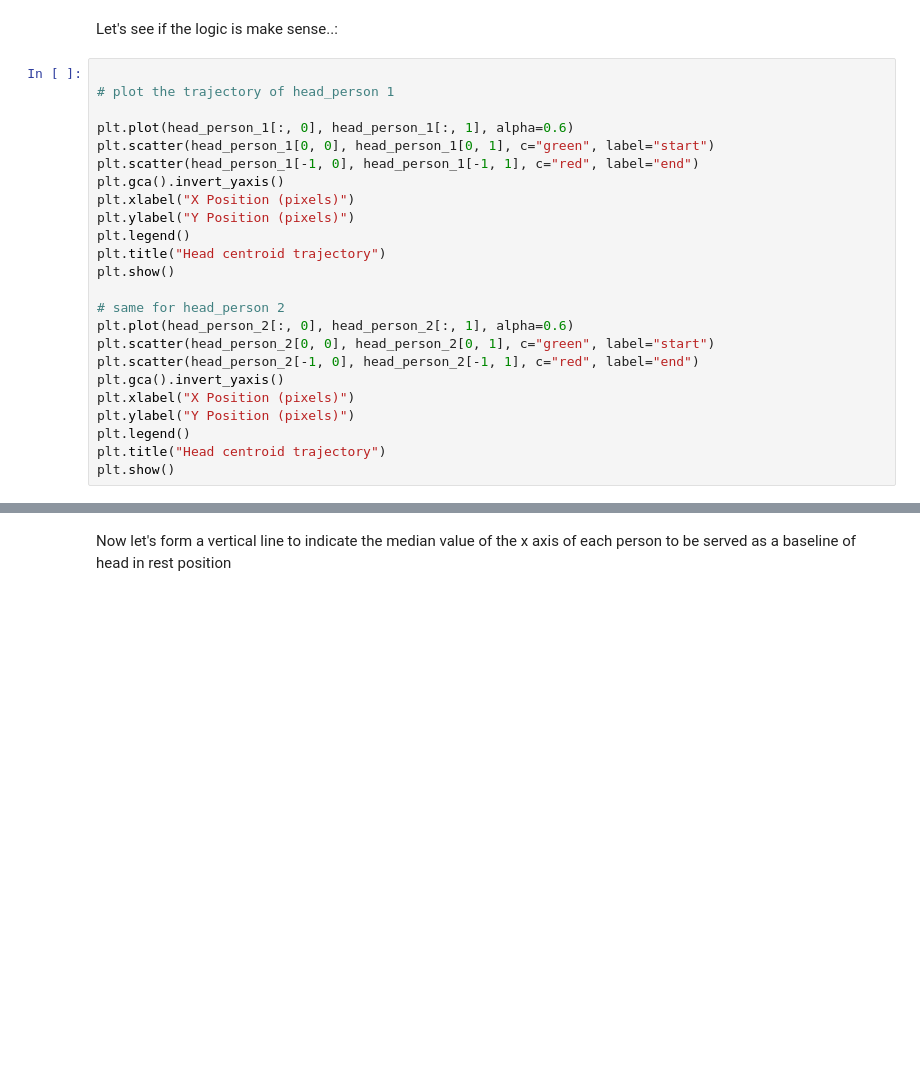
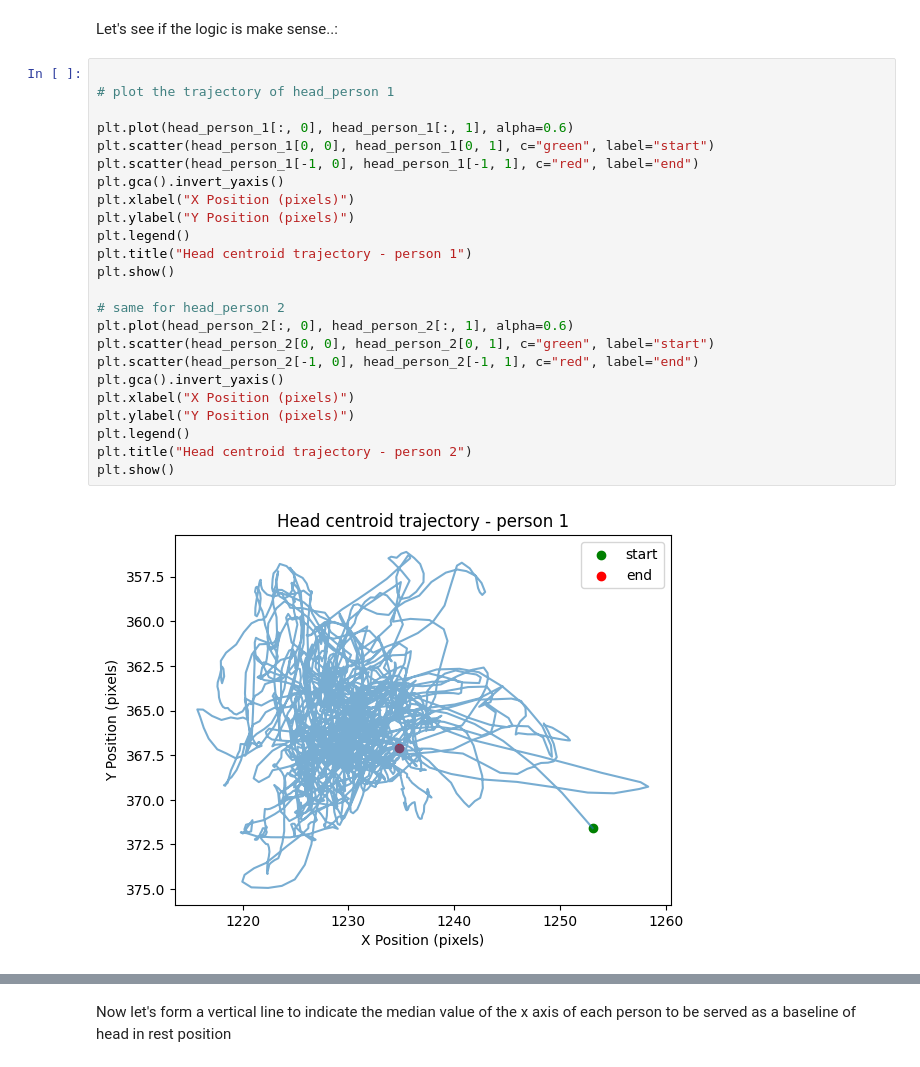
Before and after one commit to giladsar/Social_Synchrony, a Jupyter notebook: Social_Synchrony.ipynb, the cells around one changed output, grey strips where cells are left out. Cells and saved outputs as stored; diff of their text form; blank space fills up the shorter version.

```diff
--- a/Social_Synchrony.ipynb
+++ b/Social_Synchrony.ipynb
@@ -1086,24 +1086,26 @@ Let's see if the logic is make sense..:
 # %%
 
 # plot the trajectory of head_person 1
 
 plt.plot(head_person_1[:, 0], head_person_1[:, 1], alpha=0.6)
 plt.scatter(head_person_1[0, 0], head_person_1[0, 1], c="green", label="start")
 plt.scatter(head_person_1[-1, 0], head_person_1[-1, 1], c="red", label="end")
 plt.gca().invert_yaxis()
 plt.xlabel("X Position (pixels)")
 plt.ylabel("Y Position (pixels)")
 plt.legend()
-plt.title("Head centroid trajectory")
+plt.title("Head centroid trajectory - person 1")
 plt.show()
 
 # same for head_person 2
 plt.plot(head_person_2[:, 0], head_person_2[:, 1], alpha=0.6)
 plt.scatter(head_person_2[0, 0], head_person_2[0, 1], c="green", label="start")
 plt.scatter(head_person_2[-1, 0], head_person_2[-1, 1], c="red", label="end")
 plt.gca().invert_yaxis()
 plt.xlabel("X Position (pixels)")
 plt.ylabel("Y Position (pixels)")
 plt.legend()
-plt.title("Head centroid trajectory")
+plt.title("Head centroid trajectory - person 2")
 plt.show()
+# %% [output]
+[figure, added]
```
Also changed, not shown: parts of 15 cells of this notebook.
